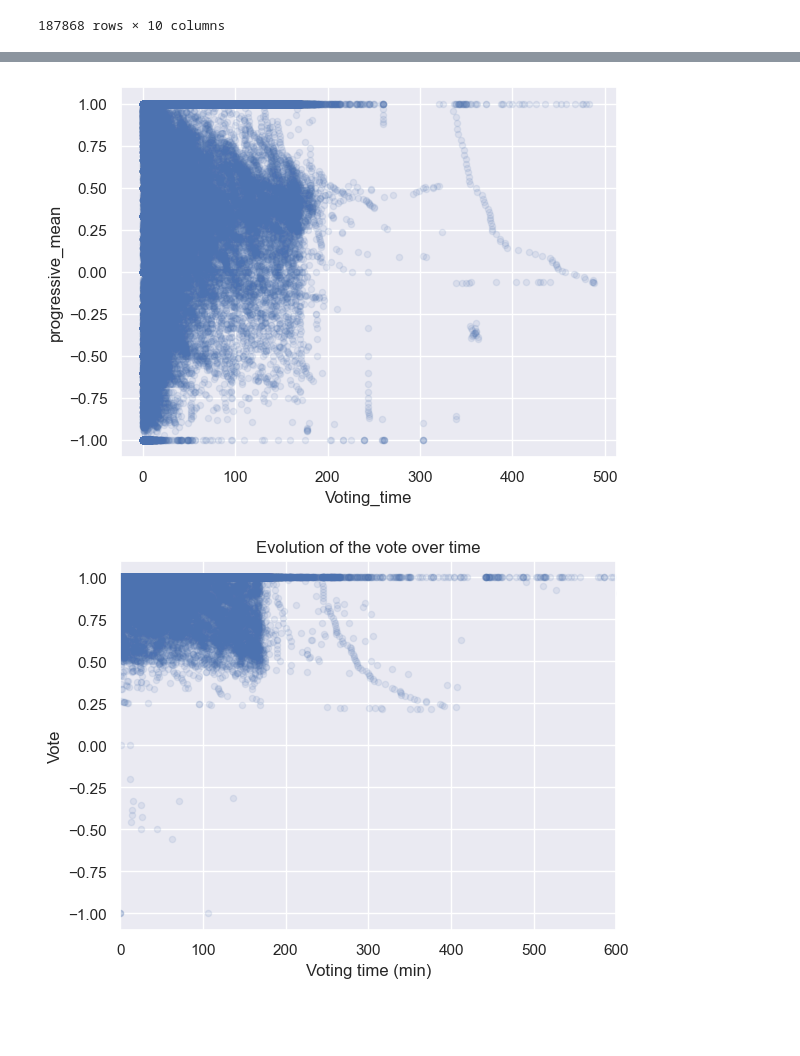
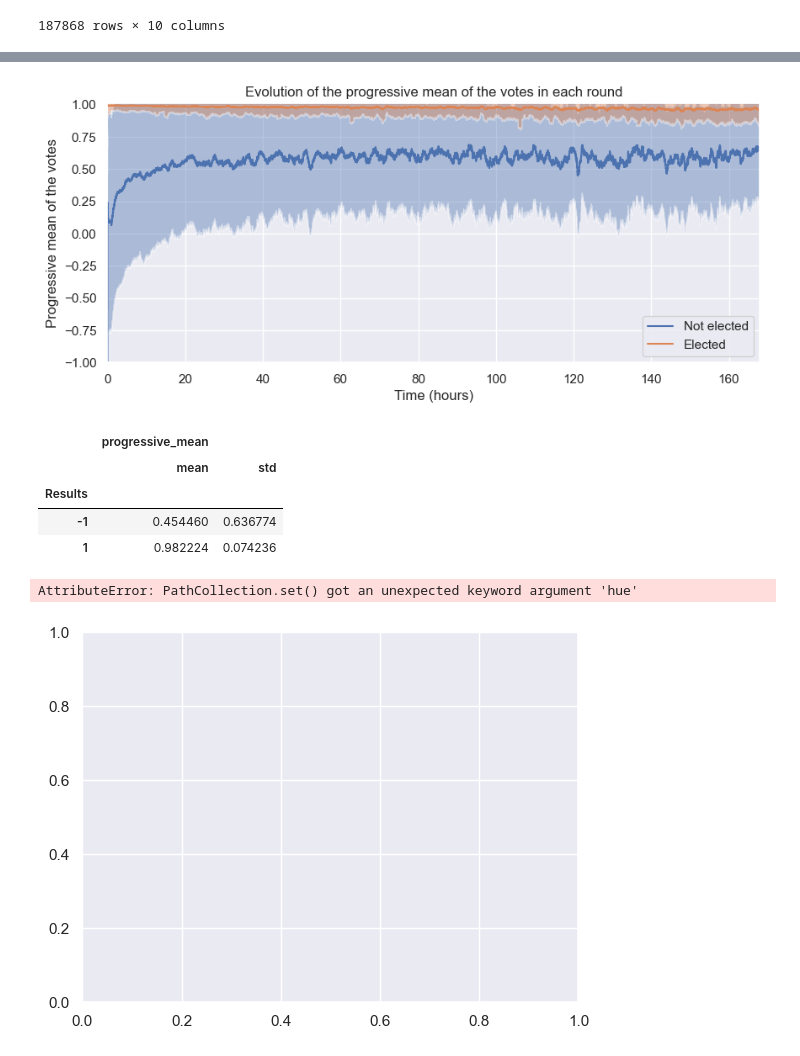
Before and after one commit to epfl-ada/ada-2023-project-abracadabra, a Jupyter notebook: time_series.ipynb, the cells around one changed output, grey strips where cells are left out. Saved outputs shown, nothing was run; the diff lists cells and outputs as text; code cells hidden in the pictures; blank space fills up the shorter version.

Commit message:
viz of rolling average and save df timeserie

```diff
--- a/time_series.ipynb
+++ b/time_series.ipynb
@@ -377,3 +379,11 @@ df_vote_evolution
 | 198070 | Improv | Yelyos | -1 | -1 | 2004 | 2004-11-20 19:51:00 | Not enough edits. Edits are ''nec... | 1 | 139.200000 | 0.058824 |
 | 198071 | Dbachmann | Yelyos | 0 | -1 | 2004 | 2004-11-15 15:40:00 | normally I would say, far too few... | 1 | 15.016667 | 0.055556 |
 187868 rows × 10 columns
+# %%
+#Convert in timedelta
+df_vote_evolution.Voting_time = pd.to_timedelta(df_vote_evolution.Voting_time, unit='h')
+df_vote_evolution.sort_values('Voting_time', inplace=True)
+display(df_vote_evolution)
+rolling_avg = df_vote_evolution.groupby('Results').rolling('1h', on='Voting_time').progressive_mean.aggregate(['mean', 'std']).reset_index(level='Voting_time')
+rolling_avg.Voting_time = rolling_avg.Voting_time.dt.total_seconds()/3600
+display(rolling_avg)
@@ -380,14 +418,39 @@ df_vote_evolution
+# %%
+# Plot the evolution of the progressive mean of the votes in each round given rolling average
+fig, ax = plt.subplots(figsize=(10,4))
+ax.plot(rolling_avg.loc[-1].Voting_time, rolling_avg.loc[-1]['mean'], label='Not elected')
+ax.fill_between(rolling_avg.loc[-1].Voting_time, rolling_avg.loc[-1]['mean']-rolling_avg.loc[-1]['std'], rolling_avg.loc[-1]['mean']+rolling_avg.loc[-1]['std'], alpha=0.4)
+ax.plot(rolling_avg.loc[1].Voting_time, rolling_avg.loc[1]['mean'], label='Elected')
+ax.fill_between(rolling_avg.loc[1].Voting_time, rolling_avg.loc[1]['mean']-rolling_avg.loc[1]['std'], rolling_avg.loc[1]['mean']+rolling_avg.loc[1]['std'], alpha=0.4)
+ax.set_title('Evolution of the progressive mean of the votes in each round')
+ax.set_xlabel('Time (hours)')
+ax.set_ylabel('Progressive mean of the votes')
+ax.set_xlim(0, 24*7)
+ax.set_ylim(-1, 1.01)
+ax.legend(loc='lower right')
+plt.show()
+# %% [output]
+[figure, added]
+# %%
+df_vote_evolution.groupby('Results')[['progressive_mean']].agg(['mean', 'std'])
+# %% [output]
+|  | progressive_mean |  |
+|  | mean | std |
+| Results |  |  |
+| -1 | 0.454460 | 0.636774 |
+| 1 | 0.982224 | 0.074236 |
 # %%
 # Plot the evolution of 'Vote' over 'Voting_time' by averaging over the positive and negative results
 # Plot the progressive average of the vote over time
-df_vote_evolution.groupby('Results').plot(kind='scatter', x='Voting_time', y='progressive_mean', subplots=True, alpha=0.1)
+df_vote_evolution.plot(kind='scatter', x='Voting_time', y='progressive_mean', subplots=False, alpha=1, hue='Results')
+sns.
 plt.title('Evolution of the vote over time')
 plt.xlabel('Voting time (min)')
 plt.ylabel('Vote')
 plt.xlim(0,600)
 plt.show()
 # %% [output]
+AttributeError: PathCollection.set() got an unexpected keyword argument 'hue'
-[figure, old version]
+[figure, new version]
-[figure, removed]
 # %%
 sns.relplot(data=df_vote_evolution, x="Voting_time", y="progressive_mean", hue='Results', kind="line")
```
Also changed, not shown: parts of 4 cells of this notebook, 1 other file.
